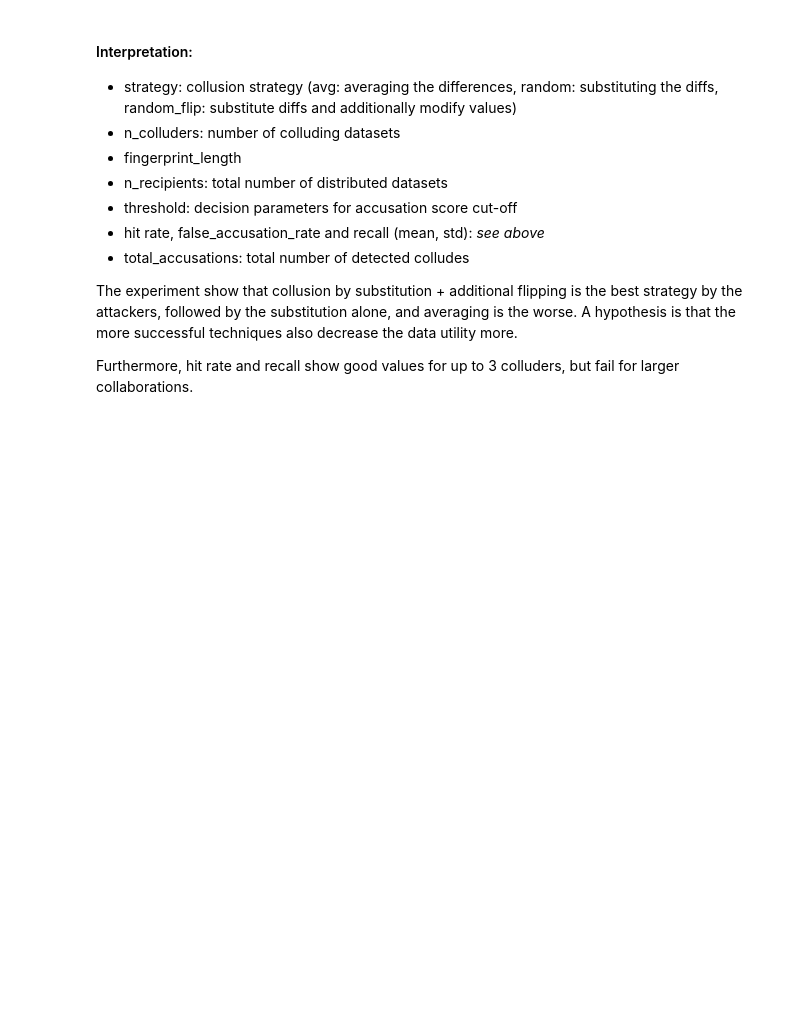
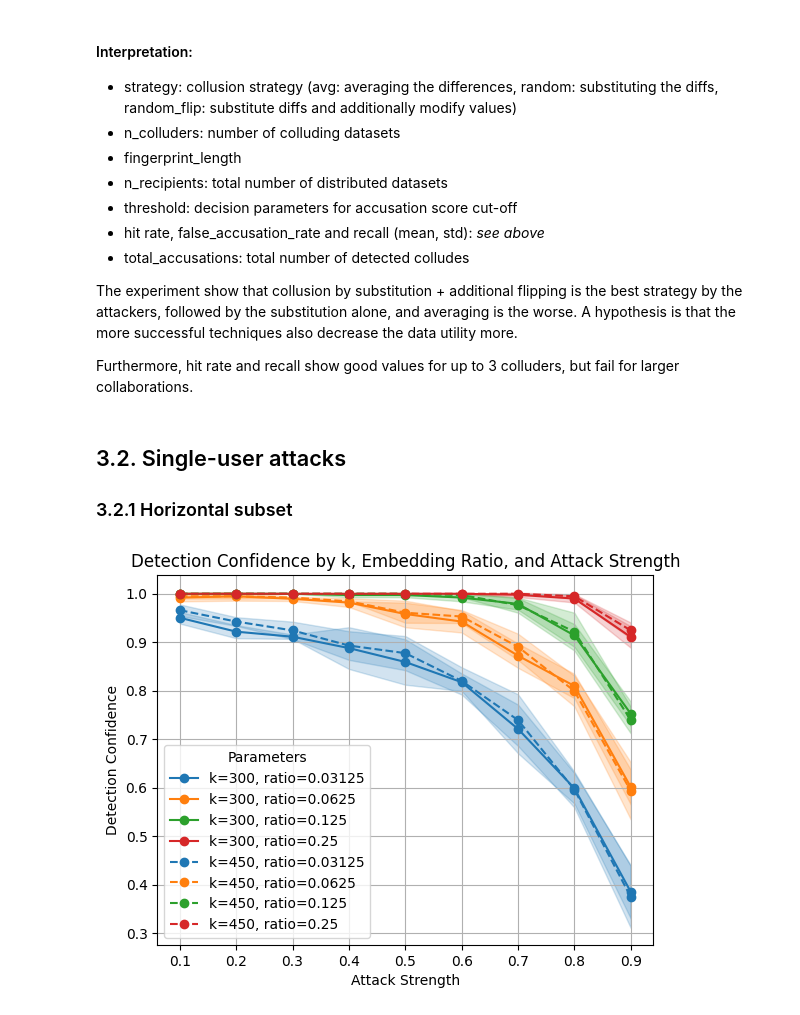
Before and after one commit to tanjascats/NCorr-FP, a Jupyter notebook: NCorrFP/analysis/NCorr-FP-analysis-adult.ipynb, the cells around one changed output. Saved outputs shown, nothing was run; the diff lists cells and outputs as text; code cells hidden in the pictures; blank space fills up the shorter version.

Commit message:
Single-user attacks pipeline

```diff
--- a/NCorrFP/analysis/NCorr-FP-analysis-adult.ipynb
+++ b/NCorrFP/analysis/NCorr-FP-analysis-adult.ipynb
@@ -1105,3 +1115,43 @@ collusion_stats.to_csv("collusion-stats.csv", index=False)
 The experiment show that collusion by substitution + additional flipping is the best strategy by the attackers, followed by the substitution alone, and averaging is the worse. A hypothesis is that the more successful techniques also decrease the data utility more.
 
 Furthermore, hit rate and recall show good values for up to 3 colluders, but fail for larger collaborations.
+# %% [markdown]
+## 3.2. Single-user attacks
+### 3.2.1 Horizontal subset
+# %%
+import pandas as pd
+horizontal = pd.read_csv('robustness_horizontal_adult.csv')
+# %%
+import matplotlib.pyplot as plt
+import pandas as pd
+import numpy as np
+
+
+# Calculate mean and standard deviation for detection confidence grouped by 'k', 'embedding_ratio', and 'attack_strength'
+grouped = horizontal.groupby(['k', 'embedding_ratio', 'attack_strength'])['detection_confidence'].agg(['mean', 'std']).reset_index()
+
+# Setting up the plot
+fig, ax = plt.subplots()
+
+# Colors for different embedding ratios and line styles for different 'k'
+colors = plt.rcParams['axes.prop_cycle'].by_key()['color']
+colors = {0.03125: colors[0], 0.0625: colors[1], 0.125: colors[2], 0.25: colors[3], 0.5: colors[4]}
+line_styles = {300: '-', 450: '--'}
+
+# Plotting each combination
+for k in grouped['k'].unique():
+    for embedding_ratio in grouped['embedding_ratio'].unique():
+        subset = grouped[(grouped['k'] == k) & (grouped['embedding_ratio'] == embedding_ratio)]
+        ax.plot(subset['attack_strength'], subset['mean'], label=f'k={k}, ratio={embedding_ratio}',
+                color=colors[embedding_ratio], linestyle=line_styles[k], marker='o')
+        ax.fill_between(subset['attack_strength'], subset['mean'] - subset['std'], subset['mean'] + subset['std'],
+                        color=colors[embedding_ratio], alpha=0.2)
+
+ax.set_xlabel('Attack Strength')
+ax.set_ylabel('Detection Confidence')
+ax.set_title('Detection Confidence by k, Embedding Ratio, and Attack Strength')
+ax.legend(title="Parameters")
+ax.grid()
+plt.show()
+# %% [output]
+[figure, added]
```
Also changed, not shown: parts of 11 cells of this notebook, 18 other files.
